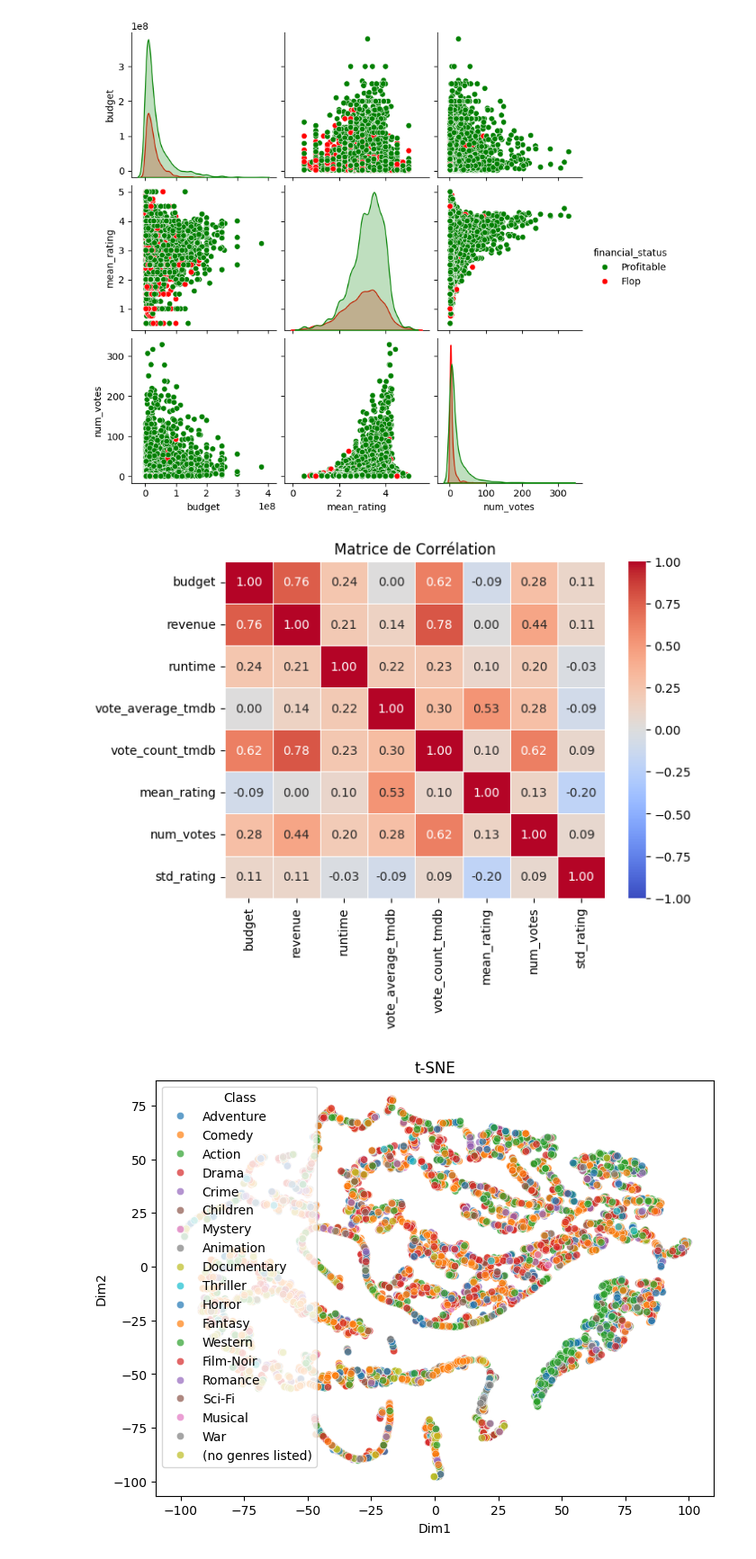
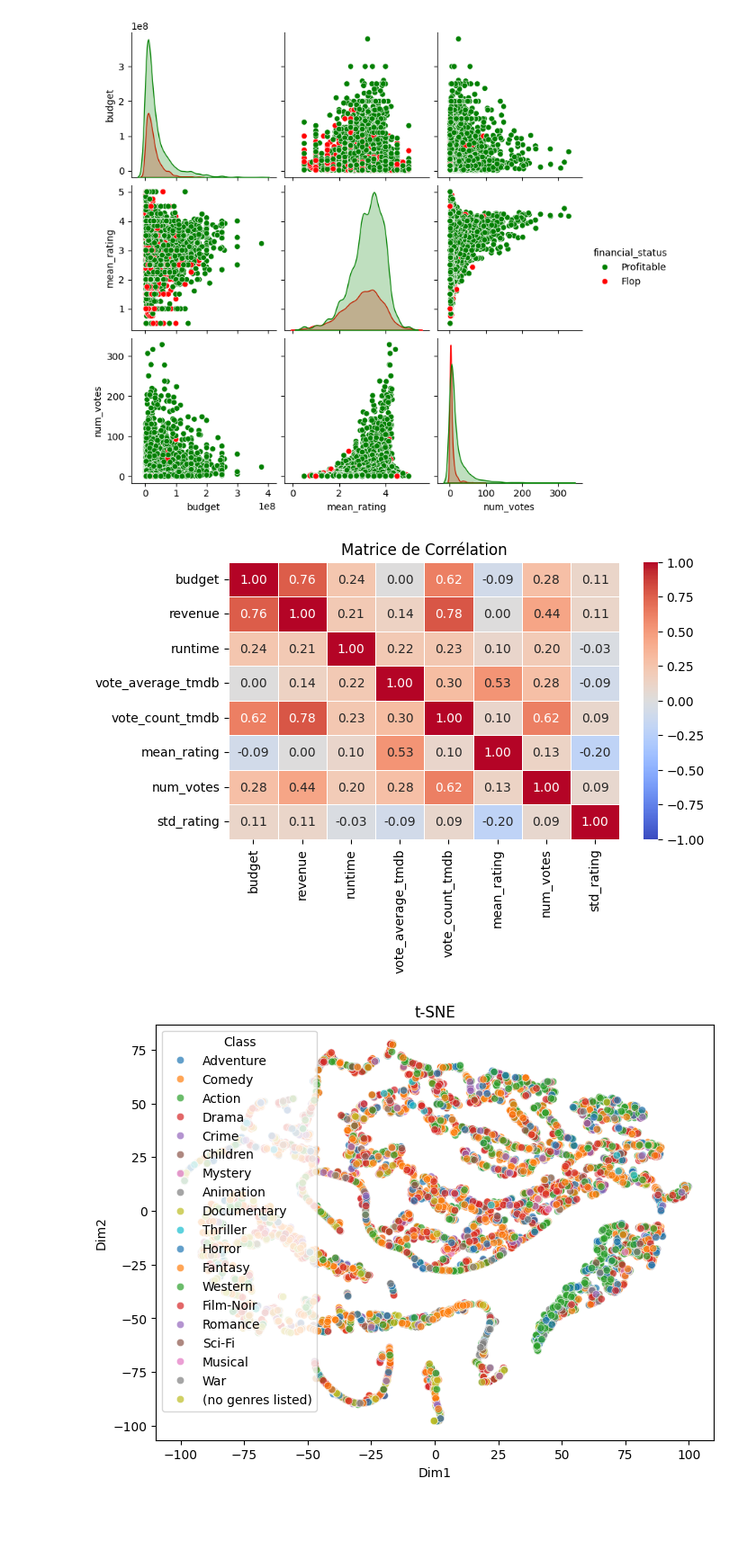
Before and after one commit to BALAKUMARKalai/Big_Data_Project, a Jupyter notebook: notebook.ipynb, the cells around one changed output. Shown at 90% size. Drawn from its saved outputs; the diff is of its cells as text; code cells hidden in the pictures; blank space fills up the shorter version.

```diff
--- a/notebook.ipynb
+++ b/notebook.ipynb
@@ -192,14 +207,14 @@ plt.show()
 # %%
 cols_to_corr = df_final.select_dtypes(include=['float64', 'int64']).drop(columns=['movieId'], errors='ignore')
 
-plt.figure(figsize=(7, 5))
+plt.figure(figsize=(7, 4))
 
 sns.heatmap(cols_to_corr.corr(), annot=True, fmt=".2f", cmap='coolwarm', center=0, vmin=-1, vmax=1, linewidths=0.5)
 
 plt.title('Matrice de Corrélation')
 plt.show()
 # %% [output]
-[figure, old version]
+[figure, new version]
 # %%
 col_num = ['budget', 'revenue', 'mean_rating', 'num_votes', 'runtime']
 X = df_final[col_num].fillna(0).values
```
Also changed, not shown: parts of 6 cells of this notebook, 2 other files.
